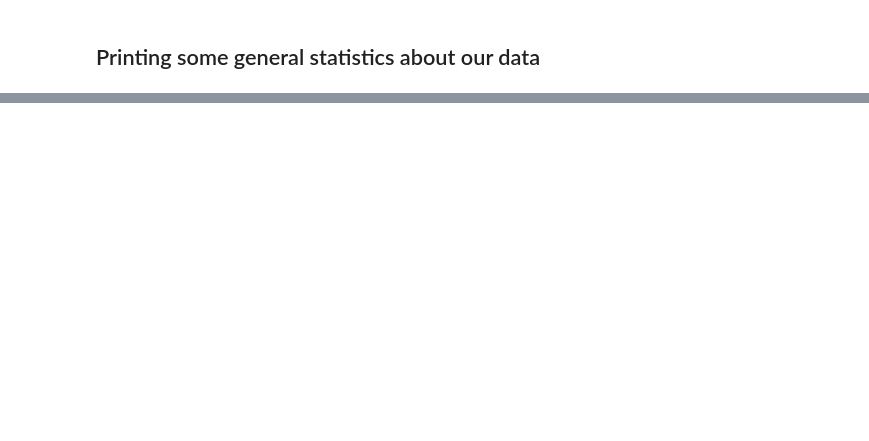
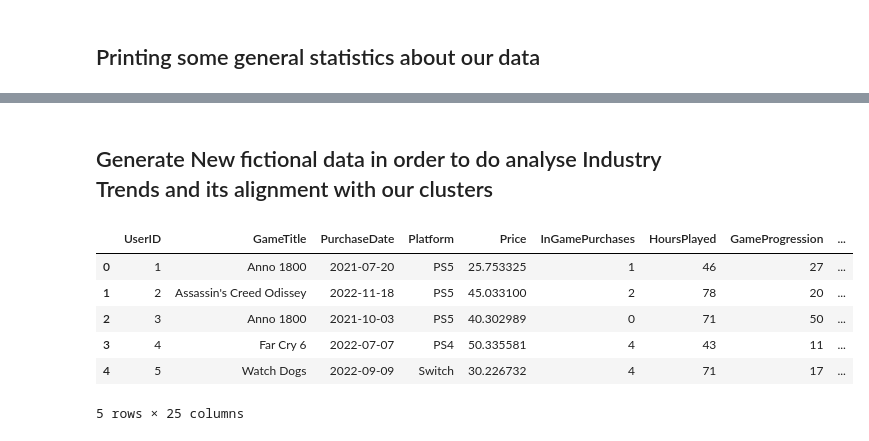
Before and after one commit to idwessough/short-marketing-data-analysis, a Jupyter notebook: video_games_marketing_data_analysis.ipynb, the cells around one changed output, grey strips where cells are left out. Saved outputs shown, nothing was run; the diff lists cells and outputs as text; code cells hidden in the pictures; blank space fills up the shorter version.

```diff
--- a/video_games_marketing_data_analysis.ipynb
+++ b/video_games_marketing_data_analysis.ipynb
@@ -128,0 +309,44 @@ ValueError: Using a string of single character colors as a color sequence is not
+# %% [markdown]
+## Generate New fictional data in order to do analyse Industry Trends and its alignment with our clusters
+# %%
+# Simulating additional user data
+
+# User Demographics
+ages = np.random.choice(range(15, 60), num_users)  # Age range from 15 to 60
+genders = np.random.choice(["Male", "Female", "Non-binary", "Other"], num_users)
+regions = np.random.choice(["North America", "Europe", "Asia", "South America", "Africa", "Oceania"], num_users)
+
+# Game Preferences
+genres = ["Action", "Adventure", "Strategy", "Sports", "RPG", "Simulation"]
+preferred_genre = np.random.choice(genres, num_users)
+graphics_importance = np.random.randint(1, 11, num_users)  # Scale of 1 to 10
+storyline_importance = np.random.randint(1, 11, num_users)  # Scale of 1 to 10
+
+# Industry Trends (binary response: 1 if interested, 0 otherwise)
+vr_interest = np.random.randint(0, 2, num_users)
+cross_platform_interest = np.random.randint(0, 2, num_users)
+subscription_interest = np.random.randint(0, 2, num_users)
+mobile_esports_interest = np.random.randint(0, 2, num_users)
+
+# Adding simulated data to the original dataframe
+df["Age"] = ages
+df["Gender"] = genders
+df["Region"] = regions
+df["PreferredGenre"] = preferred_genre
+df["GraphicsImportance"] = graphics_importance
+df["StorylineImportance"] = storyline_importance
+df["VRInterest"] = vr_interest
+df["CrossPlatformInterest"] = cross_platform_interest
+df["SubscriptionInterest"] = subscription_interest
+df["MobileEsportsInterest"] = mobile_esports_interest
+
+# Viewing the extended dataframe
+df.head()
+# %% [output]
+|  | UserID | GameTitle | PurchaseDate | Platform | Price | InGamePurchases | HoursPlayed | GameProgression | ... |
+| 0 | 1 | Anno 1800 | 2021-07-20 | PS5 | 25.753325 | 1 | 46 | 27 | ... |
+| 1 | 2 | Assassin's Creed Odissey | 2022-11-18 | PS5 | 45.033100 | 2 | 78 | 20 | ... |
+| 2 | 3 | Anno 1800 | 2021-10-03 | PS5 | 40.302989 | 0 | 71 | 50 | ... |
+| 3 | 4 | Far Cry 6 | 2022-07-07 | PS4 | 50.335581 | 4 | 43 | 11 | ... |
+| 4 | 5 | Watch Dogs | 2022-09-09 | Switch | 30.226732 | 4 | 71 | 17 | ... |
+5 rows × 25 columns
```
Also changed, not shown: parts of 14 cells of this notebook, 1 other file.
